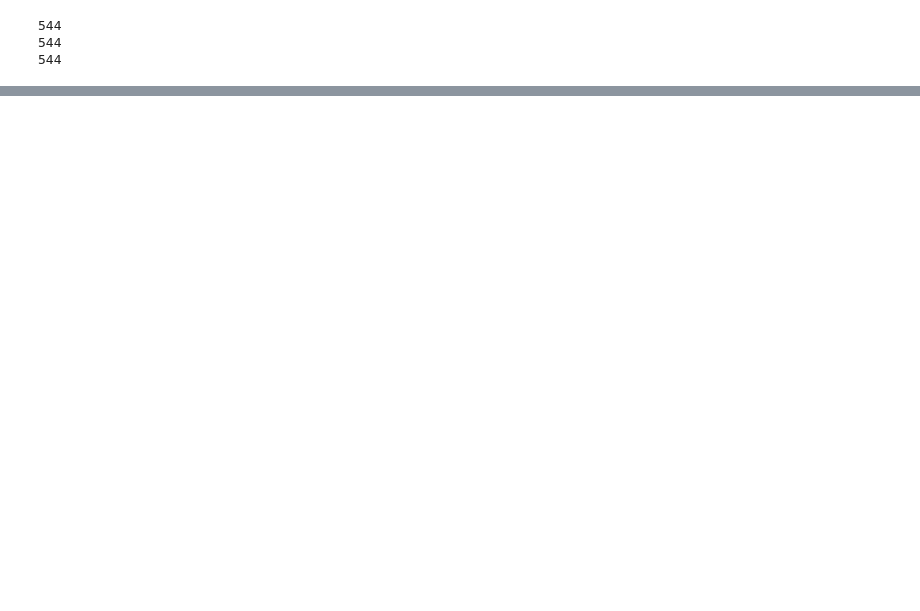
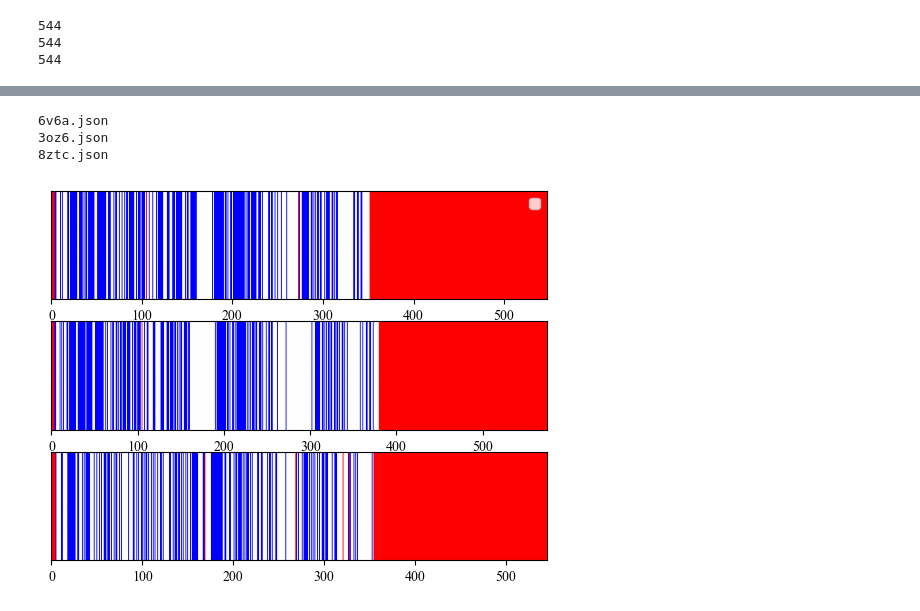
Before and after one commit to YXTang03/UCL_Drug_Design_Notebook, a Jupyter notebook: 1129_0078_hw/plot_qmean.ipynb, the cells around one changed output, grey strips where cells are left out. Saved outputs shown, nothing was run; the diff lists cells and outputs as text; code cells hidden in the pictures; blank space fills up the shorter version.

```diff
--- a/1129_0078_hw/plot_qmean.ipynb
+++ b/1129_0078_hw/plot_qmean.ipynb
@@ -85,0 +116,30 @@ plt.savefig('qmean12_94(1).png', dpi = 600, bbox_inches='tight')
+# %%
+fig, ax = plt.subplots(nrows=3, ncols=1)
+j = 0
+for metadata in metadata_all:
+
+    with open(os.path.join('metadata', metadata), 'r', encoding='utf-8') as file:
+        data = json.load(file)
+        chain = list(data['targets'][0]['templates'])[0]['chain']
+        template = data['targets'][0]['templates'][0]['tpl_seq']
+        tgt = data['targets'][0]['templates'][0]['trg_seq']
+        score = []
+        for i in range(len(template)):
+            if template[i] == '-':
+                score.append(-1)
+            elif template[i] != tgt[i]:
+                score.append(0)
+            else:
+                score.append(1)
+    print(metadata)
+    ax[j].imshow(np.array(score).reshape(1, -1), aspect='auto', cmap='bwr_r')
+    ax[j].set_yticks([])
+
+    j+=1
+    ax[0].legend()
+    #fig.legend()
+# %% [output]
+6v6a.json
+3oz6.json
+8ztc.json
+[figure, added]
```
Also changed, not shown: parts of 5 cells of this notebook.
